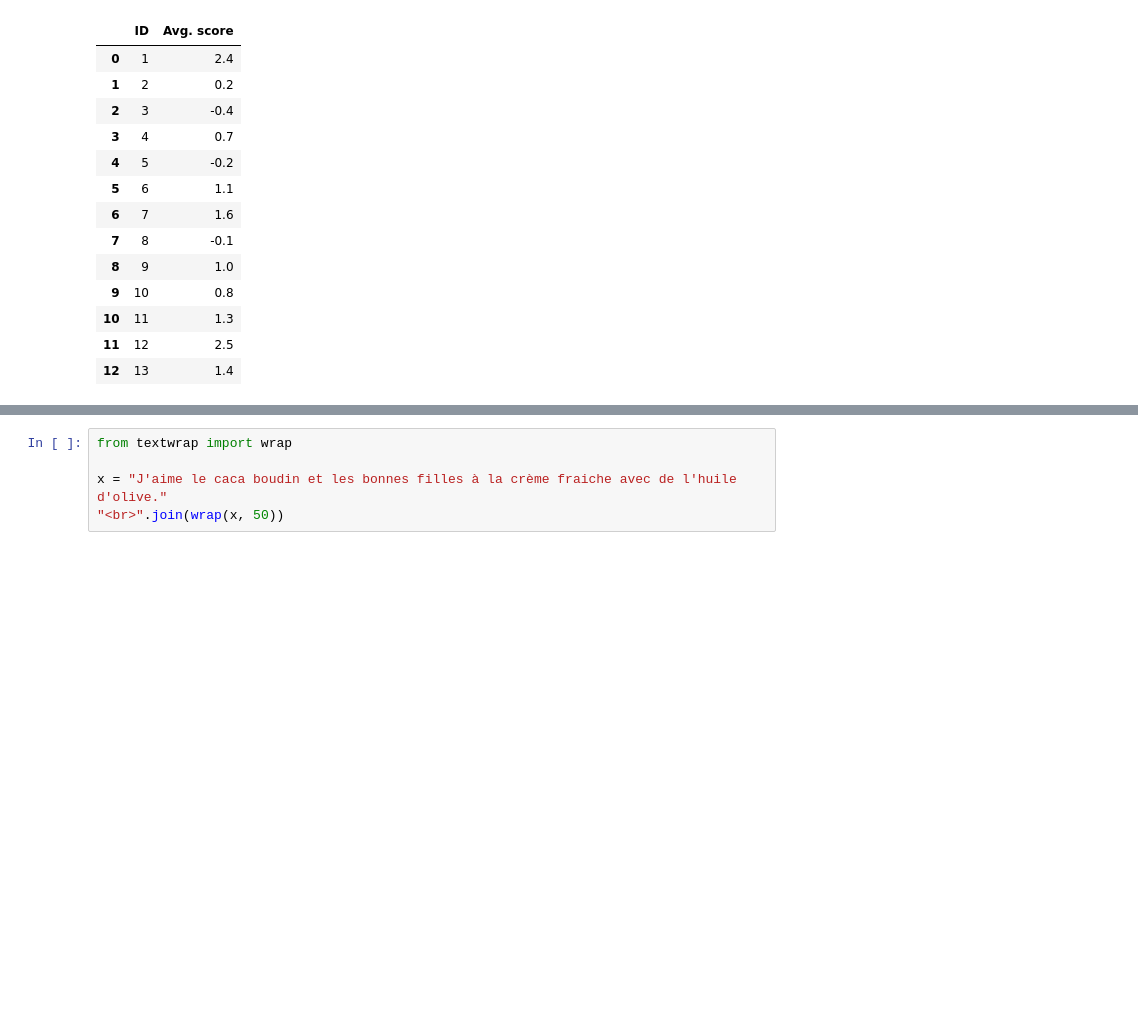
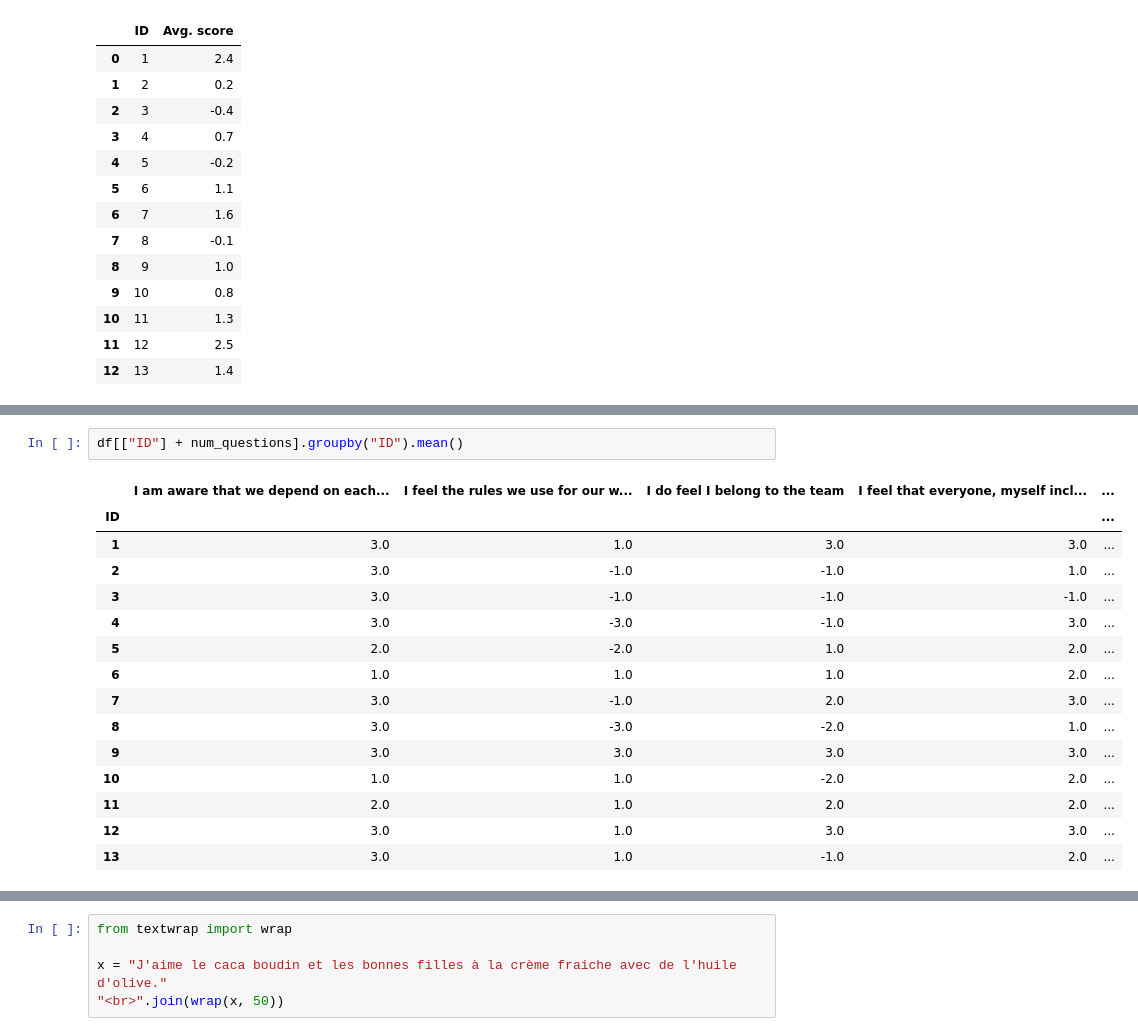
Before and after one commit to tazziotissot/culture_et_moi, a Jupyter notebook: src/tests_visualisation.ipynb, the cells around one changed output, grey strips where cells are left out. Drawn from its saved outputs; the diff is of its cells as text; blank space fills up the shorter version.

```diff
--- a/src/tests_visualisation.ipynb
+++ b/src/tests_visualisation.ipynb
@@ -146,3 +165,21 @@ Index(['Question', -3, -2, -1, 1, 2, 3], dtype='object', name='Score')
+# %%
+df[["ID"] + num_questions].groupby("ID").mean()
+# %% [output]
+|  | I am aware that we depend on each... | I feel the rules we use for our w... | I do feel I belong to the team | I feel that everyone, myself incl... | ... |
+| ID |  |  |  |  | ... |
+| 1 | 3.0 | 1.0 | 3.0 | 3.0 | ... |
+| 2 | 3.0 | -1.0 | -1.0 | 1.0 | ... |
+| 3 | 3.0 | -1.0 | -1.0 | -1.0 | ... |
+| 4 | 3.0 | -3.0 | -1.0 | 3.0 | ... |
+| 5 | 2.0 | -2.0 | 1.0 | 2.0 | ... |
+| 6 | 1.0 | 1.0 | 1.0 | 2.0 | ... |
+| 7 | 3.0 | -1.0 | 2.0 | 3.0 | ... |
+| 8 | 3.0 | -3.0 | -2.0 | 1.0 | ... |
+| 9 | 3.0 | 3.0 | 3.0 | 3.0 | ... |
+| 10 | 1.0 | 1.0 | -2.0 | 2.0 | ... |
+| 11 | 2.0 | 1.0 | 2.0 | 2.0 | ... |
+| 12 | 3.0 | 1.0 | 3.0 | 3.0 | ... |
+| 13 | 3.0 | 1.0 | -1.0 | 2.0 | ... |
 # %%
 %matplotlib inline
 
```
Also changed, not shown: parts of 4 cells of this notebook, 7 other files.
